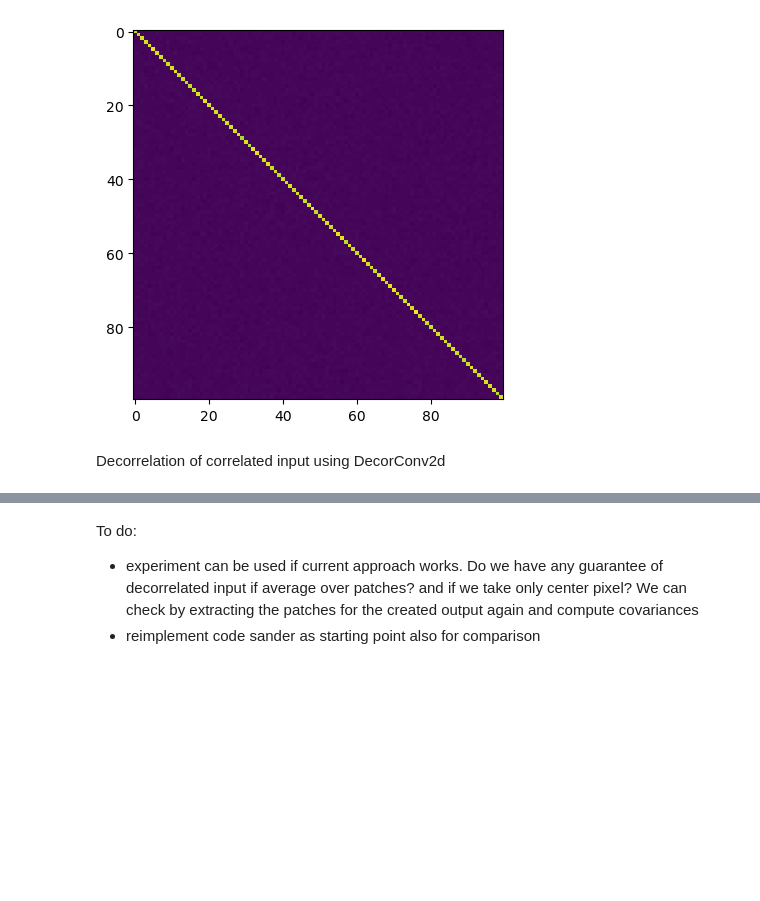
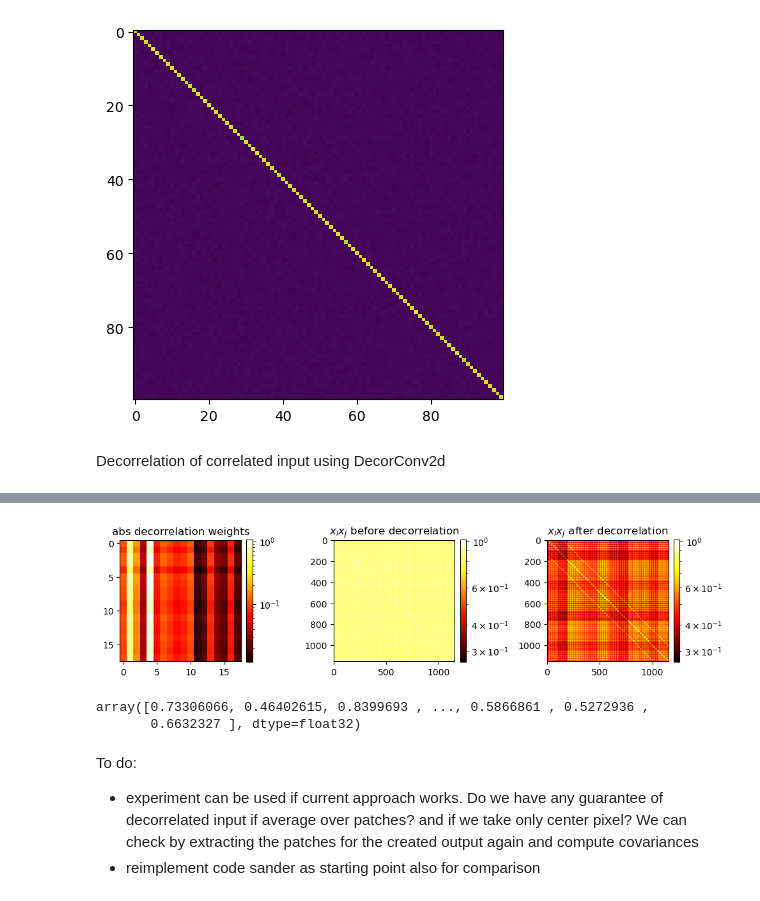
Before and after one commit to artcogsys/decorbp, a Jupyter notebook: examples/decorrelation_analysis.ipynb, the cells around one changed output, grey strips where cells are left out. Saved outputs shown, nothing was run; the diff lists cells and outputs as text; code cells hidden in the pictures; blank space fills up the shorter version.

```diff
--- a/examples/decorrelation_analysis.ipynb
+++ b/examples/decorrelation_analysis.ipynb
@@ -167,3 +165,30 @@ iteration 199   loss: 462.528
+# %%
+import matplotlib
+plt.figure(figsize=(10,4))
+plt.subplot(1,3,1)
+min = np.min(np.abs(model.weight.numpy().flatten()))
+max = np.max(np.abs(model.weight.numpy().flatten()))
+plt.imshow(np.abs(model.weight), cmap=plt.get_cmap('hot'), interpolation='nearest', norm=matplotlib.colors.LogNorm(vmin=min, vmax=max))
+plt.title('abs decorrelation weights')
+plt.colorbar(fraction=0.046, pad=0.04)
+plt.subplot(1,3,2)
+min = np.min(np.stack([A1.numpy().flatten(), A2.numpy().flatten()]))
+max = np.max(np.stack([A1.numpy().flatten(), A2.numpy().flatten()]))
+plt.imshow(A1, cmap=plt.get_cmap('hot'), interpolation='nearest', norm=matplotlib.colors.LogNorm(vmin=min, vmax=max))
+plt.title('$x_i x_j$ before decorrelation')
+plt.colorbar(fraction=0.046, pad=0.04)
+plt.subplot(1,3,3)
+plt.imshow(A2, cmap=plt.get_cmap('hot'), interpolation='nearest', norm=matplotlib.colors.LogNorm(vmin=min, vmax=max))
+plt.title('$x_i x_j$ after decorrelation')
+plt.colorbar(fraction=0.046, pad=0.04)
+plt.tight_layout()
+# %% [output]
+[figure, added]
+# %%
+np.diag(A2)
+# %% [output]
+array([0.73306066, 0.46402615, 0.8399693 , ..., 0.5866861 , 0.5272936 ,
+       0.6632327 ], dtype=float32)
 # %% [markdown]
 To do:
 - experiment can be used if current approach works. Do we have any guarantee of decorrelated input if average over patches? and if we take only center pixel? We can check by extracting the patches for the created output again and compute covariances
```
Also changed, not shown: parts of 3 cells of this notebook, 1 other file.
